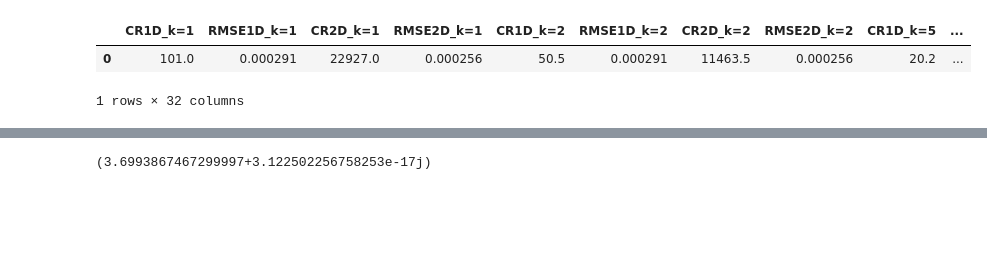
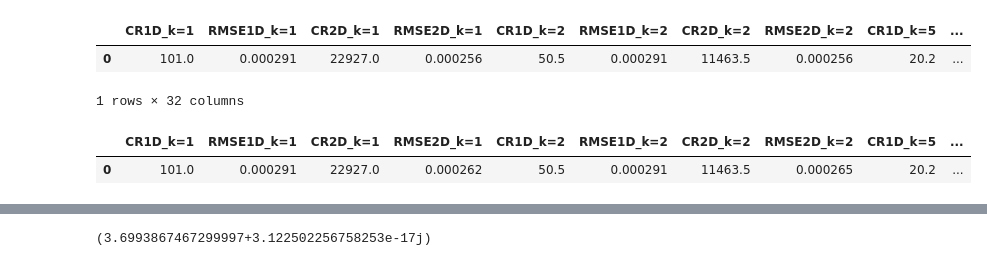
Before and after one commit to sarthaag/data-compression, a Jupyter notebook: analysis2.4.ipynb, the cells around one changed output, grey strips where cells are left out. Cells and saved outputs as stored; diff of their text form; code cells hidden in the pictures; blank space fills up the shorter version.

```diff
--- a/analysis2.4.ipynb
+++ b/analysis2.4.ipynb
@@ -92,3 +89,87 @@ df
 |  | CR1D_k=1 | RMSE1D_k=1 | CR2D_k=1 | RMSE2D_k=1 | CR1D_k=2 | RMSE1D_k=2 | CR2D_k=2 | RMSE2D_k=2 | CR1D_k=5 | ... |
 | 0 | 101.0 | 0.000291 | 22927.0 | 0.000256 | 50.5 | 0.000291 | 11463.5 | 0.000256 | 20.2 | ... |
 1 rows × 32 columns
+# %%
+# Ranking frequencies based on absolute value of real part
+
+phi = np.load("Phi_201snap.npy")
+df = pd.DataFrame()
+
+# Define values for k
+k_values = [1, 2, 5, 10, 20, 50, 75, 100]
+
+for k in k_values:
+    sum_of_squares1D, sum_of_squares2D = 0, 0
+    max1D, min1D, max2D, min2D = -1000, 1000, -1000, 1000
+
+    for i in range(201):
+        data = phi[:,:,i]
+
+        # Compute 1D (in r) and 2D FFT's
+        fft = np.fft.fft(data, axis=0)
+        fft2 = np.fft.fft2(data)
+
+        # 1D
+        # Sort fft by absolute value of real part in descending order
+        fft_sorted = np.sort(np.abs(np.real(fft.reshape(-1))))[::-1]
+
+        # Take the top k frequencies from fft_sorted by defining threshold & mask smaller values
+        threshold = fft_sorted[k]
+        mask = np.abs(np.real(fft))>threshold
+        masked = fft * mask
+
+        # Reconstruct the data from masked using inverse FFT
+        newdata = np.fft.ifft(masked).real
+
+        # Add squared differences to total sum, update min/max values for later
+        diff1D = data - newdata
+        sum_of_squares1D += np.sum(diff1D**2)
+        if np.max(diff1D) > max1D:
+            max1D = np.max(diff1D)
+        if np.min(diff1D) < min1D:
+            min1D = np.min(diff1D)
+
+        # 2D
+        # Sort fft by absolute value of real part in descending order
+        fft2_sorted = np.sort(np.abs(np.real(fft2.reshape(-1))))[::-1]
+
+        # Take the top k frequencies from fft_sorted by defining threshold & mask smaller values
+        threshold2 = fft2_sorted[k]
+        mask2 = np.abs(np.real(fft2))>threshold2
+        masked2 = fft2 * mask2
+
+        # Reconstruct the data from masked2 using inverse FFT2
+        newdata2 = np.fft.ifft2(masked2).real
+
+        # Add squared differences to total sum, update min/max values for later
+        diff2D = data - newdata2
+        sum_of_squares2D += np.sum(diff2D**2)
+        if np.max(diff2D) > max2D:
+            max2D = np.max(diff2D)
+        if np.min(diff2D) < min2D:
+            min2D = np.min(diff2D)
+
+    # Compute RMSE's and CR's of 1D and 2D cases, add to dataframe
+    range1D = max1D - min1D
+    rms1D = np.sqrt(sum_of_squares1D / (101*227*201))
+    rmse1D = rms1D / (100*range1D)
+    cr1D = 101 / k
+    cr_string1D = "CR1D_k=" + str(k)
+    rmse_string1D = "RMSE1D_k=" + str(k)
+    df.at[0, cr_string1D] = cr1D
+    df.at[0, rmse_string1D] = rmse1D
+
+    range2D = max2D - min2D
+    rms2D = np.sqrt(sum_of_squares2D / (101*227*201))
+    rmse2D = rms2D / (100*range2D)
+    cr2D = (101*227) / k
+    cr_string2D = "CR2D_k=" + str(k)
+    rmse_string2D = "RMSE2D_k=" + str(k)
+    df.at[0, cr_string2D] = cr2D
+    df.at[0, rmse_string2D] = rmse2D
+
+df.to_pickle("analysis2.4.pkl")
+df
+# %% [output]
+|  | CR1D_k=1 | RMSE1D_k=1 | CR2D_k=1 | RMSE2D_k=1 | CR1D_k=2 | RMSE1D_k=2 | CR2D_k=2 | RMSE2D_k=2 | CR1D_k=5 | ... |
+| 0 | 101.0 | 0.000291 | 22927.0 | 0.000262 | 50.5 | 0.000291 | 11463.5 | 0.000265 | 20.2 | ... |
```
Also changed, not shown: parts of 5 cells of this notebook, 3 other files.
